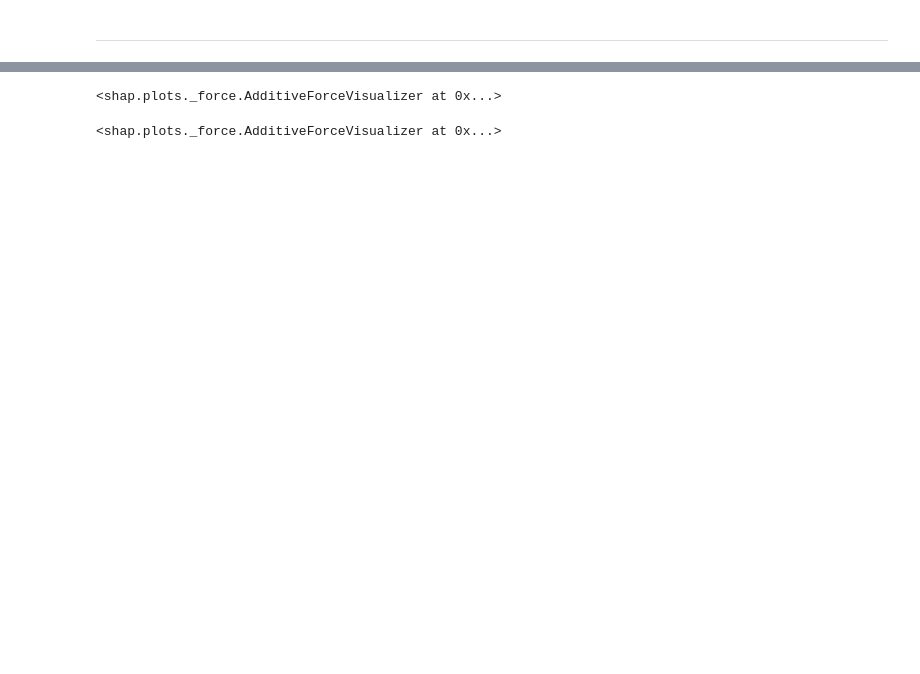
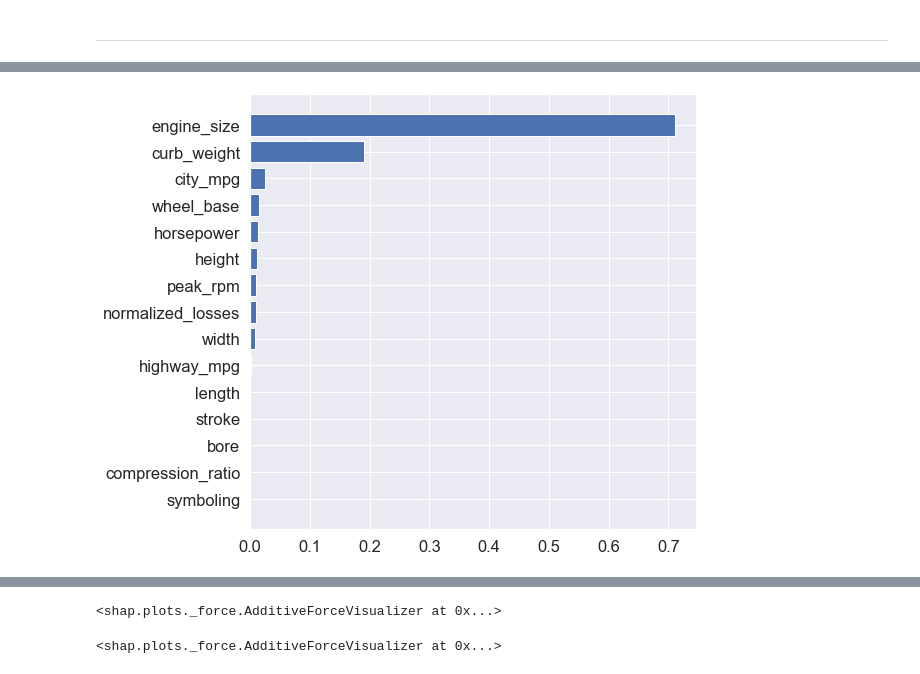
Before and after one commit to gabrielleuzinger/SHAP-Automobile-Data-Set, a Jupyter notebook: SHAP - Automobile Data Set.ipynb, the cells around one changed output, grey strips where cells are left out. Cells and saved outputs as stored; diff of their text form; code cells hidden in the pictures; blank space fills up the shorter version.

```diff
--- a/SHAP - Automobile Data Set.ipynb
+++ b/SHAP - Automobile Data Set.ipynb
@@ -311,3 +327,17 @@ Finally, we can plot force graphs to see how the features are impacting individu
+# %%
+model = DecisionTreeRegressor(random_state=rs)
+model.fit(car_X_train_tf,car_y_train)
+importance = model.feature_importances_
+
+tree_importance = pd.DataFrame(car_X_train_tf.columns,columns=['feature'])
+tree_importance['weight'] = pd.DataFrame(importance)
+tree_importance = tree_importance.sort_values(by=['weight'],ascending=False).reset_index(drop=True)
+
+plt.figure(figsize=(8,8))
+plt.barh(tree_importance['feature'],tree_importance['weight'])
+plt.gca().invert_yaxis()
+# %% [output]
+[figure, added]
 # %%
 shap.initjs()
 model = ElasticNet(alpha=0.1, l1_ratio=0.5)
```
Also changed, not shown: parts of 10 cells of this notebook.
